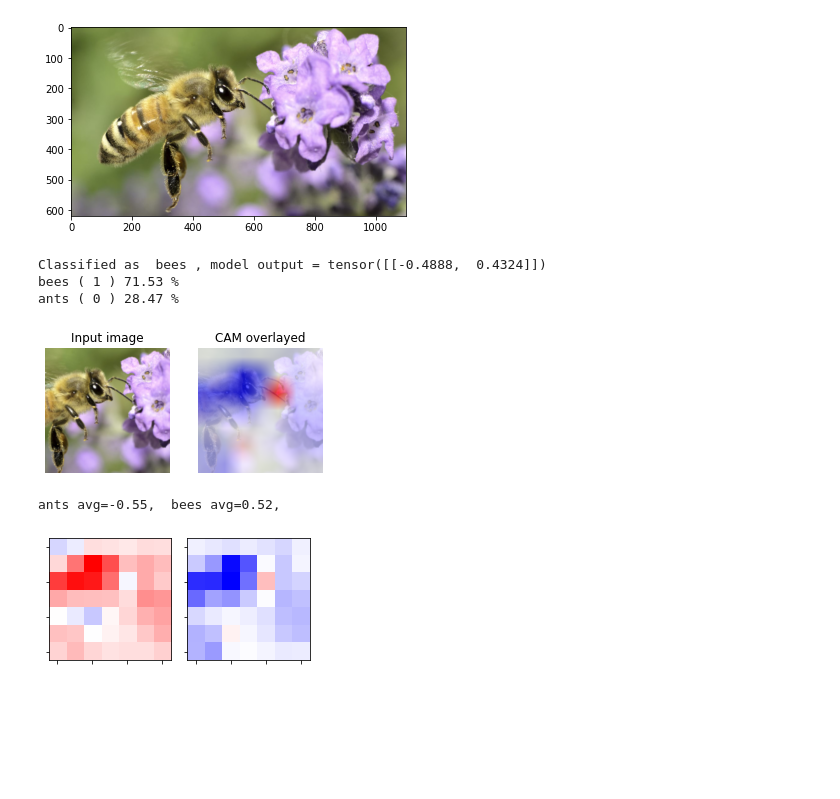
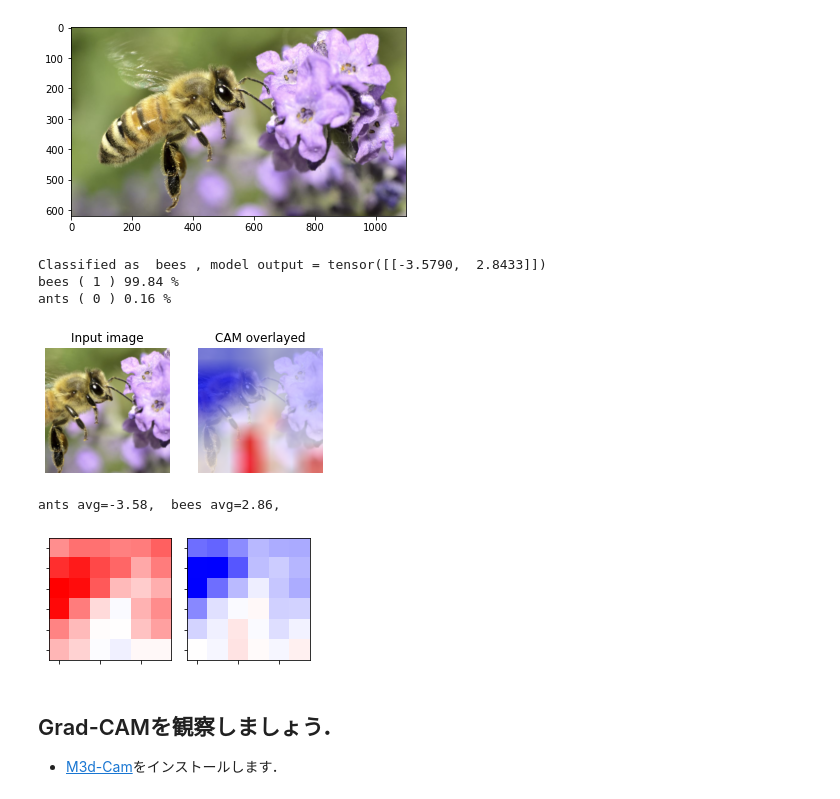
Before and after one commit to tsakailab/alpp, a Jupyter notebook: colab/alpp_model_cam.ipynb, the cells around one changed output. Drawn from its saved outputs; the diff is of its cells as text; code cells hidden in the pictures; blank space fills up the shorter version.

Commit message:
update: Grad-CAM using M3d-CAM

```diff
--- a/colab/alpp_model_cam.ipynb
+++ b/colab/alpp_model_cam.ipynb
@@ -67,8 +69,9 @@ def plotFeaturemaps(maps, max_ch=12, top=None, figsize=(8, 3), mag=1):
 
 from matplotlib import cm as cmap
 # x[H,W]
-def toColorImg(x, cm='bwr_r'):
-    norm = tsn(vmin=np.minimum(x[:].min(),-1e-6), vcenter=0, vmax=np.maximum(x[:].max(),1e-6)) # maps[channels]
+def toColorImg(x, cm='bwr_r', norm=None):
+    if norm is None:
+        norm = tsn(vmin=np.minimum(x[:].min(),-1e-6), vcenter=0, vmax=np.maximum(x[:].max(),1e-6)) # maps[channels]
     sm = cmap.ScalarMappable(norm=norm, cmap=cm)
     return sm.to_rgba(x)[:,:,:3]
 # %% [markdown]
@@ -191,7 +197,7 @@ in_img = preprocess(pimg)
 
 model.eval()
 with torch.no_grad():
-    output, features_out = model(in_img.unsqueeze(0).to(device))
+    output = model(in_img.unsqueeze(0).to(device))
 
 # The output has unnormalized scores. To get probabilities, you can run a softmax on it.
 probabilities = torch.nn.functional.softmax(output[0], dim=0)
@@ -202,38 +208,51 @@ print("Classified as \033[1m", categories[top_catid[0]], "\033[0m, model output
 for i in range(top_prob.size(0)):
     print(categories[top_catid[i]], "(", top_catid[i].cpu().numpy(), ")", "{:.2f} %".format(top_prob[i].item()*100))
 # %% [output]
-Classified as  bees , model output = tensor([[-0.4888,  0.4324]])
-bees ( 1 ) 71.53 %
-ants ( 0 ) 28.47 %
+Classified as  bees , model output = tensor([[-3.5790,  2.8433]])
+bees ( 1 ) 99.84 %
+ants ( 0 ) 0.16 %
 # %%
 #@title CAMを作成して表示します．
 
-# CAM with a 1x1 filter
+def get_features(self, x):
+    features_out = self.features(x)
+    return features_out
+
+# append get_features() to the model instance as a class method
+import types
+model.get_features = types.MethodType(get_features, model)
+
+# CAM as a 1x1 filter
 class_activation_mapper = torch.nn.Conv2d(model_linear.weight.shape[1], model_linear.weight.shape[0], 1, padding=0, bias=False)
 class_activation_mapper.weight = torch.nn.Parameter(model_linear.weight.unsqueeze(-1).unsqueeze(-1))
 
+# create CAM from the feature maps
 with torch.no_grad():
+    features_out = model.get_features(in_img.unsqueeze(0).to(device))
     cam = class_activation_mapper(features_out).squeeze()
     cam_avgs = cam.mean([-2,-1]).cpu().numpy().tolist()
 
 ccam = toColorImg(cam[top_catid[0]], cm='bwr_r')#.transpose(2,0,1)
 # resize cam
 ccam_normalizer = transforms.Compose([
         transforms.ToTensor(),
         transforms.Normalize(mean=hparam['mean_color'], std=hparam['std_color']),
         transforms.Resize(hparam['image_size'])#, interpolation=0),
     ])
 ccam = ccam_normalizer(ccam)
 
 # overlay cam on input
 alpha = 0.25
 cam_image = in_img*alpha + ccam*(1-alpha)
 
 # display input and CAM images
 plotImages([in_img, cam_image], ["Input image", "CAM overlayed"], mag=2.2, mean=hparam['mean_color'], std=hparam['std_color'])
 for cat, acm in zip(categories, cam_avgs): print(cat, "avg={:.2f},  ".format(acm), end='')
 plotFeaturemaps(cam.detach().cpu().numpy(), mag=2)
 # %% [output]
-[figure, old version]
+[figure, new version]
-ants avg=-0.55,  bees avg=0.52,
+ants avg=-3.58,  bees avg=2.86,
-[figure, old version]
+[figure, new version]
+# %% [markdown]
+## Grad-CAMを観察しましょう．
+- [M3d-Cam](https://github.com/MECLabTUDA/M3d-Cam)をインストールします．
```
Also changed, not shown: parts of 5 cells of this notebook.
